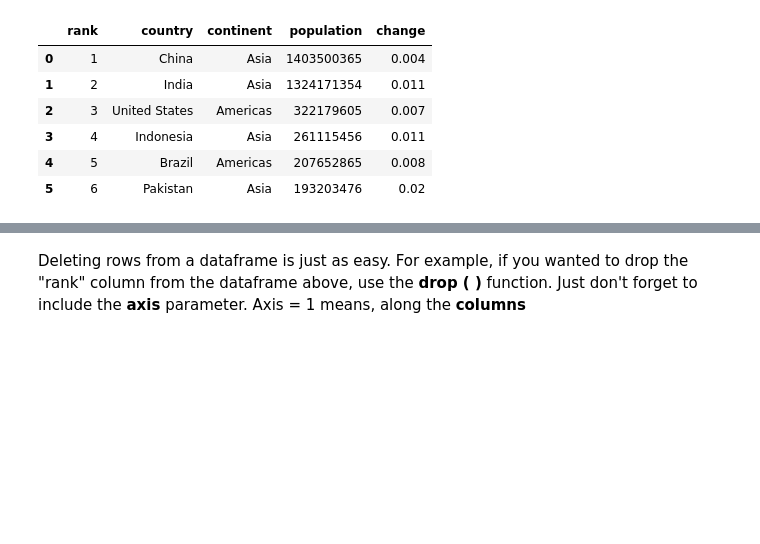
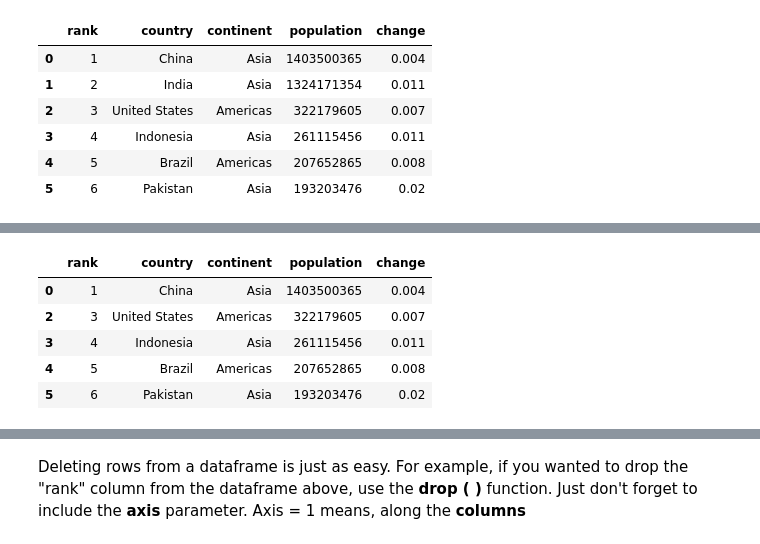
Before and after one commit to hotcode002/Machine-Learning-with-Python, a Jupyter notebook: week_1_basics/day_4_ml_data_structures_1/notebooks/pandas.ipynb, the cells around one changed output, grey strips where cells are left out. Drawn from its saved outputs; the diff is of its cells as text; code cells hidden in the pictures; blank space fills up the shorter version.

Commit message:
drop dataframe rows and columns

```diff
--- a/week_1_basics/day_4_ml_data_structures_1/notebooks/pandas.ipynb
+++ b/week_1_basics/day_4_ml_data_structures_1/notebooks/pandas.ipynb
@@ -453,0 +462,10 @@ df_new
+# %%
+df_new = df_new.drop(df.index[1])
+df_new
+# %% [output]
+|  | rank | country | continent | population | change |
+| 0 | 1 | China | Asia | 1403500365 | 0.004 |
+| 2 | 3 | United States | Americas | 322179605 | 0.007 |
+| 3 | 4 | Indonesia | Asia | 261115456 | 0.011 |
+| 4 | 5 | Brazil | Americas | 207652865 | 0.008 |
+| 5 | 6 | Pakistan | Asia | 193203476 | 0.02 |
```
Also changed, not shown: parts of 23 cells of this notebook, 4 other files.
